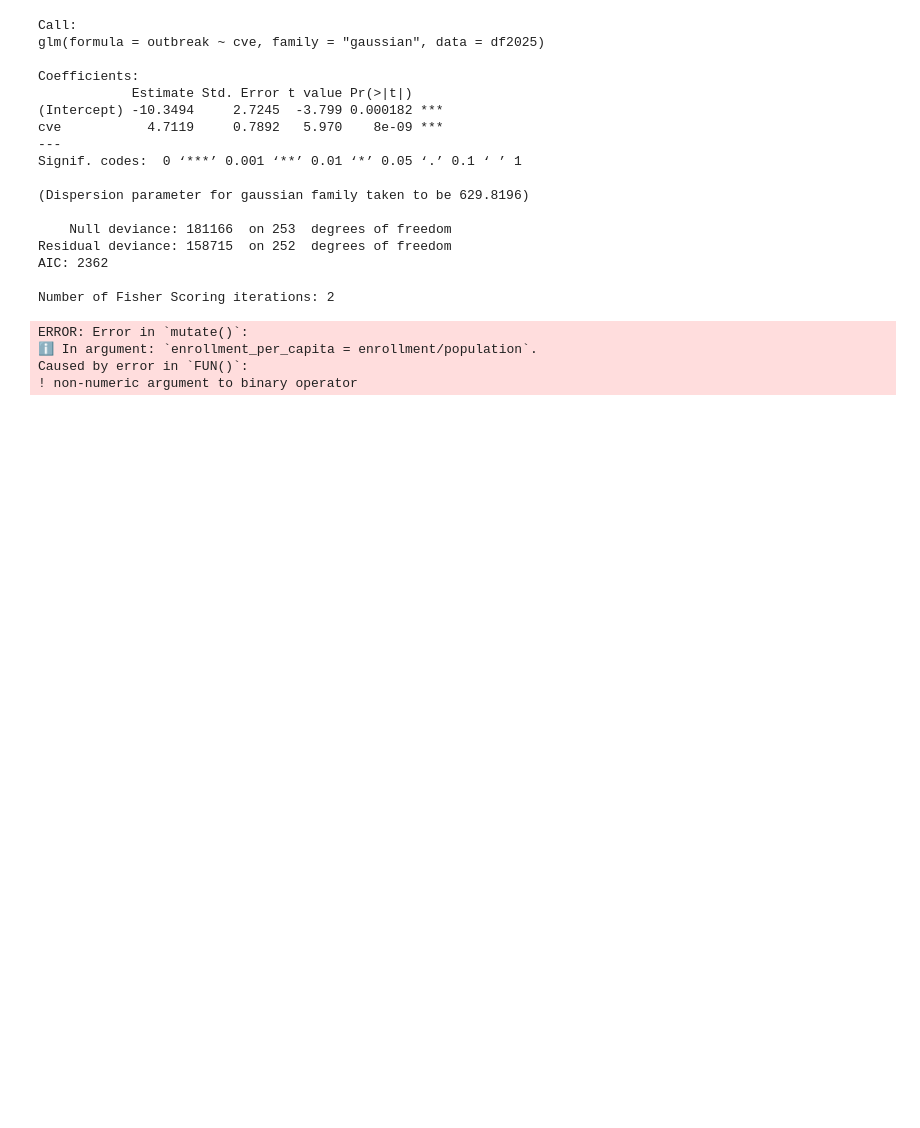
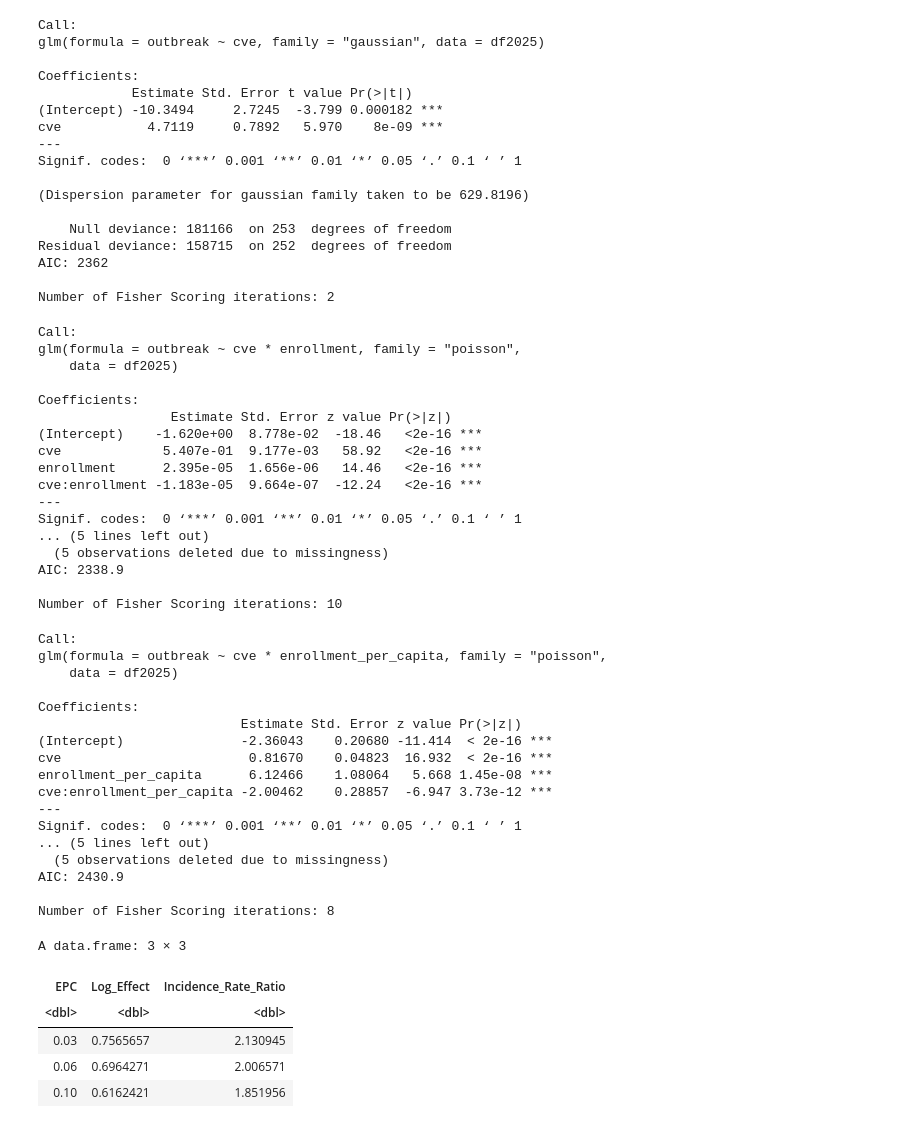
Before and after one commit to aichacamara/Measles-Outbreak-and-Public-Policy-Reluctance, a Jupyter notebook: 2026SP-stat/CVE-outbreak.ipynb, the cells around one changed output. Drawn from its saved outputs; the diff is of its cells as text; code cells hidden in the pictures; blank space fills up the shorter version.

```diff
--- a/2026SP-stat/CVE-outbreak.ipynb
+++ b/2026SP-stat/CVE-outbreak.ipynb
@@ -186,28 +186,87 @@ Number of Fisher Scoring iterations: 2
 # %%
 library(dplyr)
 
 county_population <- read.csv("/Users/zxt/Desktop/OR Lab 26/Measles-Outbreak-and-Public-Policy-Reluctance/2026SP-stat/data/population.csv")
 
 df2025 <- df2025 %>%
   left_join(county_population, by = "County") %>%
   transmute(
     County,
     cve,
     outbreak,
+    enrollment,
     population = `X2025_pop`
   )
 
-#View(df2025)
+# View(df2025)
 
 df2025 <- df2025 %>%
-  mutate(enrollment_per_capita = enrollment / population * 10000)
+  mutate(
+    enrollment = as.numeric(enrollment),
+    population = as.numeric(population),
+    enrollment_per_capita = enrollment / population
+  )
 
-#View(df2025)
+# View(df2025)
+pr_1 <- glm(outbreak ~ cve * enrollment, data = df2025, family = "poisson")
+summary(pr_1)
 
-pr <- glm(enrollment_per_capita ~ cve, data = df2025, family = "poisson")
-summary(pr)
+pr_2 <- glm(outbreak ~ cve * enrollment_per_capita, data = df2025, family = "poisson")
+summary(pr_2)
+
+b <- coef(pr_2)
+
+b_cve  <- b["cve"]
+b_int  <- b["cve:enrollment_per_capita"]
+
+epc_vals <- c(0.03, 0.06, 0.10)
+
+log_effect <- b_cve + b_int * epc_vals
+irr <- exp(log_effect)
+
+data.frame(
+  EPC = epc_vals,
+  Log_Effect = log_effect,
+  Incidence_Rate_Ratio = irr
+)
 # %% [output]
-ERROR: Error in `mutate()`:
-ℹ In argument: `enrollment_per_capita = enrollment/population`.
-Caused by error in `FUN()`:
-! non-numeric argument to binary operator
+Call:
+glm(formula = outbreak ~ cve * enrollment, family = "poisson",
+    data = df2025)
+
+Coefficients:
+                 Estimate Std. Error z value Pr(>|z|)
+(Intercept)    -1.620e+00  8.778e-02  -18.46   <2e-16 ***
+cve             5.407e-01  9.177e-03   58.92   <2e-16 ***
+enrollment      2.395e-05  1.656e-06   14.46   <2e-16 ***
+cve:enrollment -1.183e-05  9.664e-07  -12.24   <2e-16 ***
+---
+Signif. codes:  0 ‘***’ 0.001 ‘**’ 0.01 ‘*’ 0.05 ‘.’ 0.1 ‘ ’ 1
+... (5 lines left out)
+  (5 observations deleted due to missingness)
+AIC: 2338.9
+
+Number of Fisher Scoring iterations: 10
+Call:
+glm(formula = outbreak ~ cve * enrollment_per_capita, family = "poisson",
+    data = df2025)
+
+Coefficients:
+                          Estimate Std. Error z value Pr(>|z|)
+(Intercept)               -2.36043    0.20680 -11.414  < 2e-16 ***
+cve                        0.81670    0.04823  16.932  < 2e-16 ***
+enrollment_per_capita      6.12466    1.08064   5.668 1.45e-08 ***
+cve:enrollment_per_capita -2.00462    0.28857  -6.947 3.73e-12 ***
+---
+Signif. codes:  0 ‘***’ 0.001 ‘**’ 0.01 ‘*’ 0.05 ‘.’ 0.1 ‘ ’ 1
+... (5 lines left out)
+  (5 observations deleted due to missingness)
+AIC: 2430.9
+
+Number of Fisher Scoring iterations: 8
+A data.frame: 3 × 3
+| EPC | Log_Effect | Incidence_Rate_Ratio |
+| <dbl> | <dbl> | <dbl> |
+| 0.03 | 0.7565657 | 2.130945 |
+| 0.06 | 0.6964271 | 2.006571 |
+| 0.10 | 0.6162421 | 1.851956 |
```
Also changed, not shown: parts of 4 cells of this notebook.
